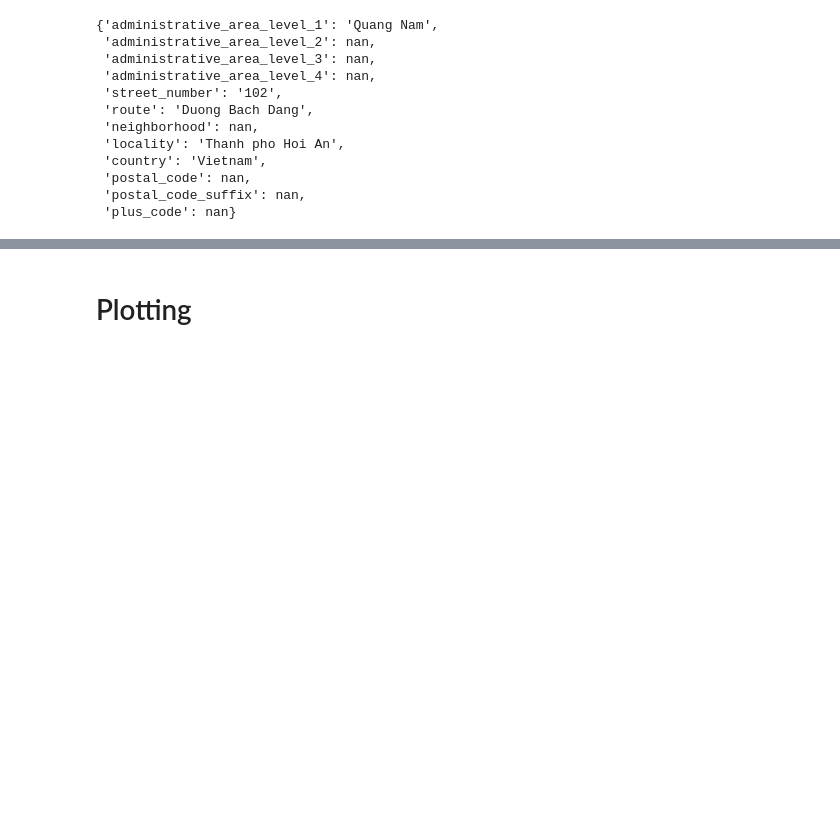
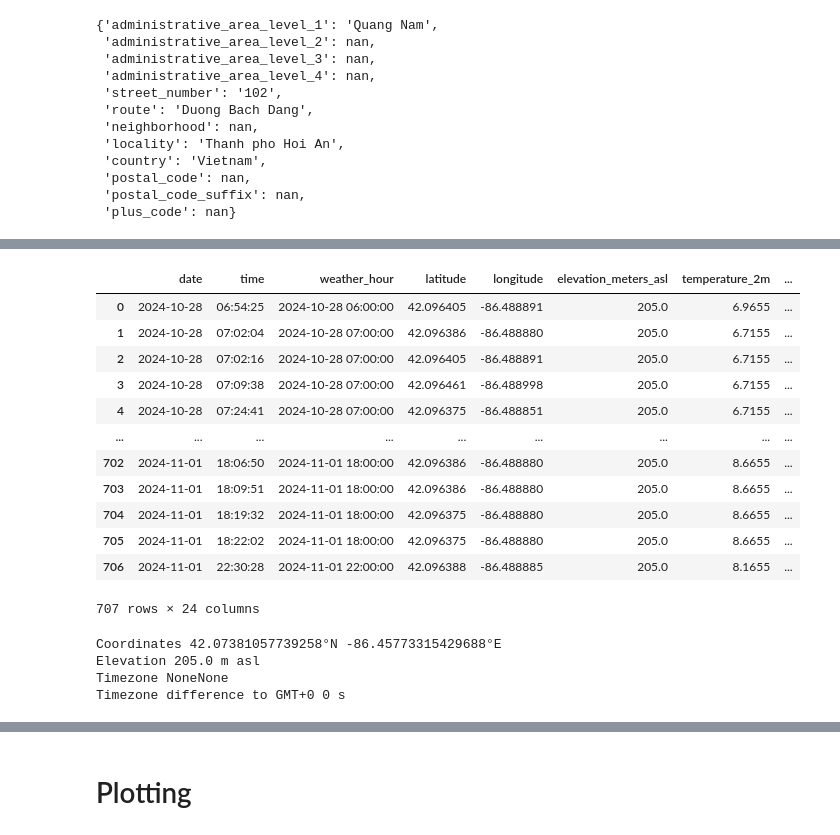
Before and after one commit to johnryanmcnally/tile_tracker_pipeline, a Jupyter notebook: data_handling/tile_data_playground.ipynb, the cells around one changed output, grey strips where cells are left out. Drawn from its saved outputs; the diff is of its cells as text; code cells hidden in the pictures; blank space fills up the shorter version.

```diff
--- a/data_handling/tile_data_playground.ipynb
+++ b/data_handling/tile_data_playground.ipynb
@@ -191,0 +242,36 @@ for key in geocode_results.keys():
+# %%
+smalldf['hour'] = pd.to_datetime(smalldf['time'], format="%H:%M:%S").dt.hour
+smalldf['weather_hour'] = pd.to_datetime(smalldf['date'].astype(str) + ' ' + smalldf['hour'].astype(str), format="%Y-%m-%d %H")
+smalldf = pd.merge(smalldf, weather.hourly_df, how='left', left_on='weather_hour', right_on='date_hour', suffixes=[None,'_right'])
+remove_cols = ['date_hour', 'datetime','hour'] + [col for col in smalldf if '_right' in col.lower()]
+smalldf = smalldf.drop(columns=remove_cols)
+col_order = ['date','time','weather_hour','latitude','longitude']
+col_order = col_order + [col for col in smalldf.columns if col not in col_order]
+smalldf = smalldf[col_order]
+smalldf
+# %% [output]
+|  | date | time | weather_hour | latitude | longitude | elevation_meters_asl | temperature_2m | ... |
+| 0 | 2024-10-28 | 06:54:25 | 2024-10-28 06:00:00 | 42.096405 | -86.488891 | 205.0 | 6.9655 | ... |
+| 1 | 2024-10-28 | 07:02:04 | 2024-10-28 07:00:00 | 42.096386 | -86.488880 | 205.0 | 6.7155 | ... |
+| 2 | 2024-10-28 | 07:02:16 | 2024-10-28 07:00:00 | 42.096405 | -86.488891 | 205.0 | 6.7155 | ... |
+| 3 | 2024-10-28 | 07:09:38 | 2024-10-28 07:00:00 | 42.096461 | -86.488998 | 205.0 | 6.7155 | ... |
+| 4 | 2024-10-28 | 07:24:41 | 2024-10-28 07:00:00 | 42.096375 | -86.488851 | 205.0 | 6.7155 | ... |
+| ... | ... | ... | ... | ... | ... | ... | ... | ... |
+| 702 | 2024-11-01 | 18:06:50 | 2024-11-01 18:00:00 | 42.096386 | -86.488880 | 205.0 | 8.6655 | ... |
+| 703 | 2024-11-01 | 18:09:51 | 2024-11-01 18:00:00 | 42.096386 | -86.488880 | 205.0 | 8.6655 | ... |
+| 704 | 2024-11-01 | 18:19:32 | 2024-11-01 18:00:00 | 42.096375 | -86.488880 | 205.0 | 8.6655 | ... |
+| 705 | 2024-11-01 | 18:22:02 | 2024-11-01 18:00:00 | 42.096375 | -86.488880 | 205.0 | 8.6655 | ... |
+| 706 | 2024-11-01 | 22:30:28 | 2024-11-01 22:00:00 | 42.096388 | -86.488885 | 205.0 | 8.1655 | ... |
+707 rows × 24 columns
+# %%
+# Process first location. Add a for-loop for multiple locations or weather models
+response = responses[0]
+print(f"Coordinates {response.Latitude()}°N {response.Longitude()}°E")
+print(f"Elevation {response.Elevation()} m asl")
+print(f"Timezone {response.Timezone()}{response.TimezoneAbbreviation()}")
+print(f"Timezone difference to GMT+0 {response.UtcOffsetSeconds()} s")
+# %% [output]
+Coordinates 42.07381057739258°N -86.45773315429688°E
+Elevation 205.0 m asl
+Timezone NoneNone
+Timezone difference to GMT+0 0 s
```
Also changed, not shown: parts of 7 cells of this notebook, 6 other files.
